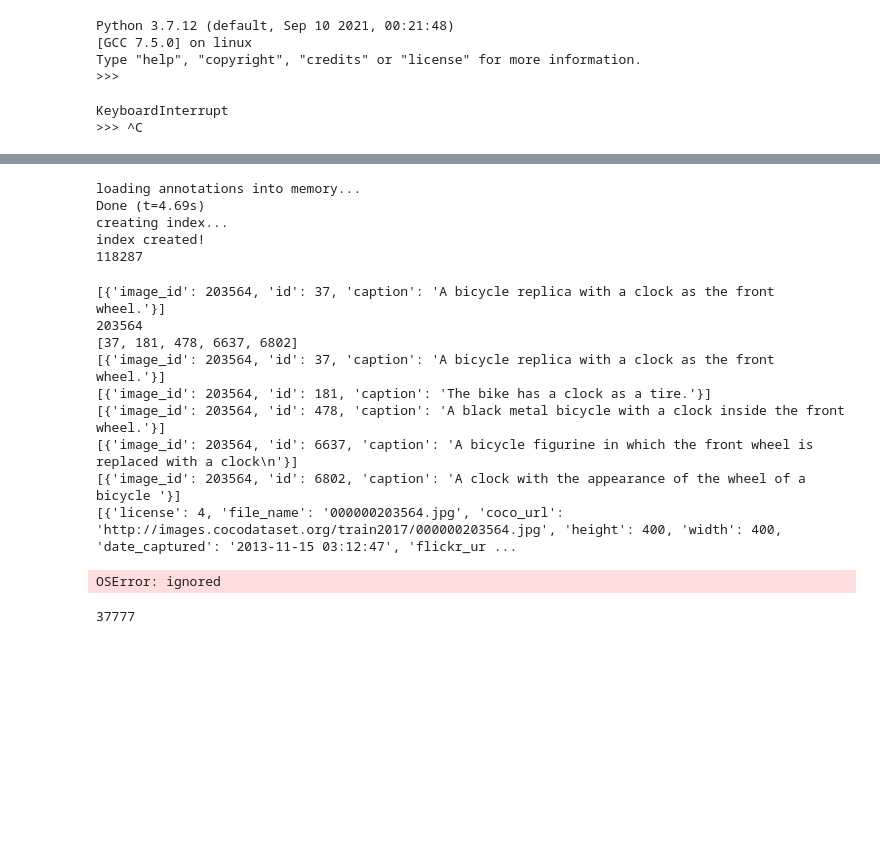
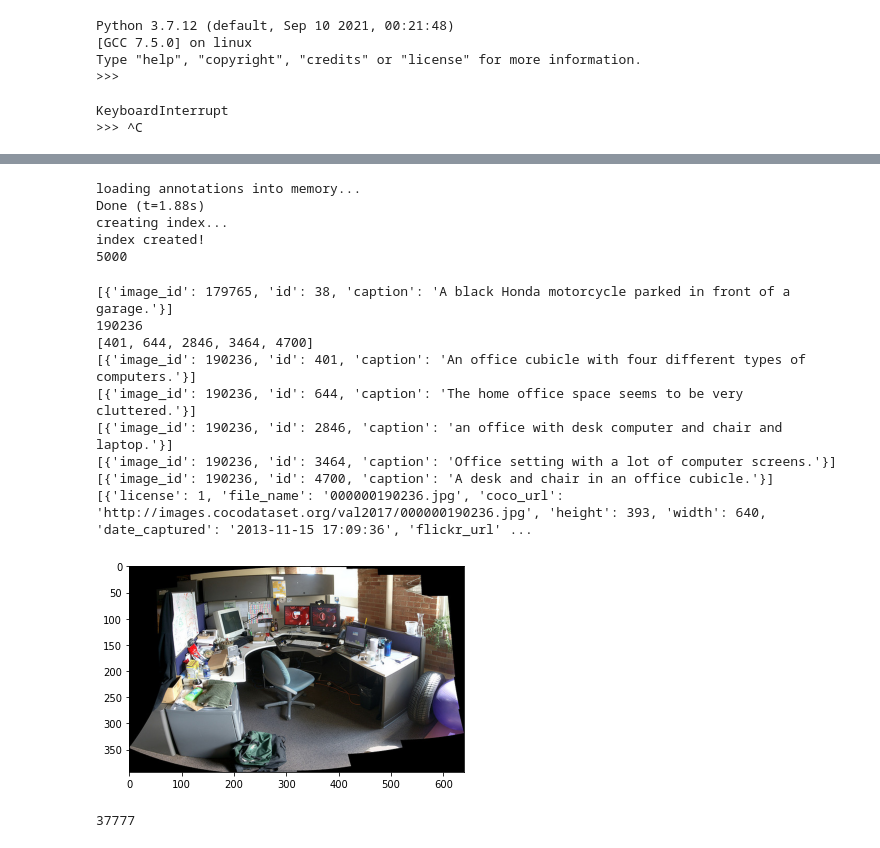
Before and after one commit to Hhannzch/Master-Thesis-KUL-2022, a Jupyter notebook: try_with_coco.ipynb, the cells around one changed output, grey strips where cells are left out. Cells and saved outputs as stored; diff of their text form; code cells hidden in the pictures; blank space fills up the shorter version.

```diff
--- a/try_with_coco.ipynb
+++ b/try_with_coco.ipynb
@@ -43,46 +43,46 @@ Drive already mounted at /content/drive; to attempt to forcibly remount, call dr
 import pycocotools
 from pycocotools.coco import COCO
 
-train_info = '/content/drive/MyDrive/coco/2017/annotations/captions_train2017.json'
-train_image = '/content/drive/MyDrive/coco/2017/train2017'
+train_info = '/content/drive/MyDrive/coco/2017/annotations/captions_val2017.json'
+train_image = '/content/drive/MyDrive/coco/2017/val2017'
 
 coco = COCO(train_info)
 all_ids = coco.imgs.keys()
 print(len(all_ids))
 # %% [output]
 loading annotations into memory...
-Done (t=4.69s)
+Done (t=1.88s)
 creating index...
 index created!
-118287
+5000
 # %%
 ann_id = list(coco.anns)
 print(coco.loadAnns(ann_id[0]))
-image_id = coco.loadAnns(ann_id[0])[0]['image_id']
+image_id = coco.loadAnns(ann_id[2])[0]['image_id']
 print(image_id)
 ann_idlist = coco.getAnnIds(image_id)
 print(ann_idlist)
 for i in ann_idlist:
   print(coco.loadAnns(i))
 
 import matplotlib.pyplot as plt
 img = coco.loadImgs(image_id)
 print(img)
 path = train_image + '/' + img[0]['file_name']
 img_show = plt.imread(path)
 plt.imshow(img_show)
 plt.show()
 # %% [output]
-[{'image_id': 203564, 'id': 37, 'caption': 'A bicycle replica with a clock as the front wheel.'}]
-203564
-[37, 181, 478, 6637, 6802]
-[{'image_id': 203564, 'id': 37, 'caption': 'A bicycle replica with a clock as the front wheel.'}]
-[{'image_id': 203564, 'id': 181, 'caption': 'The bike has a clock as a tire.'}]
-[{'image_id': 203564, 'id': 478, 'caption': 'A black metal bicycle with a clock inside the front wheel.'}]
-[{'image_id': 203564, 'id': 6637, 'caption': 'A bicycle figurine in which the front wheel is replaced with a clock\n'}]
-[{'image_id': 203564, 'id': 6802, 'caption': 'A clock with the appearance of the wheel of a bicycle '}]
-[{'license': 4, 'file_name': '000000203564.jpg', 'coco_url': 'http://images.cocodataset.org/train2017/000000203564.jpg', 'height': 400, 'width': 400, 'date_captured': '2013-11-15 03:12:47', 'flickr_ur ...
+[{'image_id': 179765, 'id': 38, 'caption': 'A black Honda motorcycle parked in front of a garage.'}]
+190236
+[401, 644, 2846, 3464, 4700]
+[{'image_id': 190236, 'id': 401, 'caption': 'An office cubicle with four different types of computers.'}]
+[{'image_id': 190236, 'id': 644, 'caption': 'The home office space seems to be very cluttered.'}]
+[{'image_id': 190236, 'id': 2846, 'caption': 'an office with desk computer and chair and laptop.'}]
+[{'image_id': 190236, 'id': 3464, 'caption': 'Office setting with a lot of computer screens.'}]
+[{'image_id': 190236, 'id': 4700, 'caption': 'A desk and chair in an office cubicle.'}]
+[{'license': 1, 'file_name': '000000190236.jpg', 'coco_url': 'http://images.cocodataset.org/val2017/000000190236.jpg', 'height': 393, 'width': 640, 'date_captured': '2013-11-15 17:09:36', 'flickr_url' ...
-OSError: ignored
+[figure, added]
 # %%
 id_list = list(all_ids)
 print(id_list[1])
```
Also changed, not shown: parts of 14 cells of this notebook.
